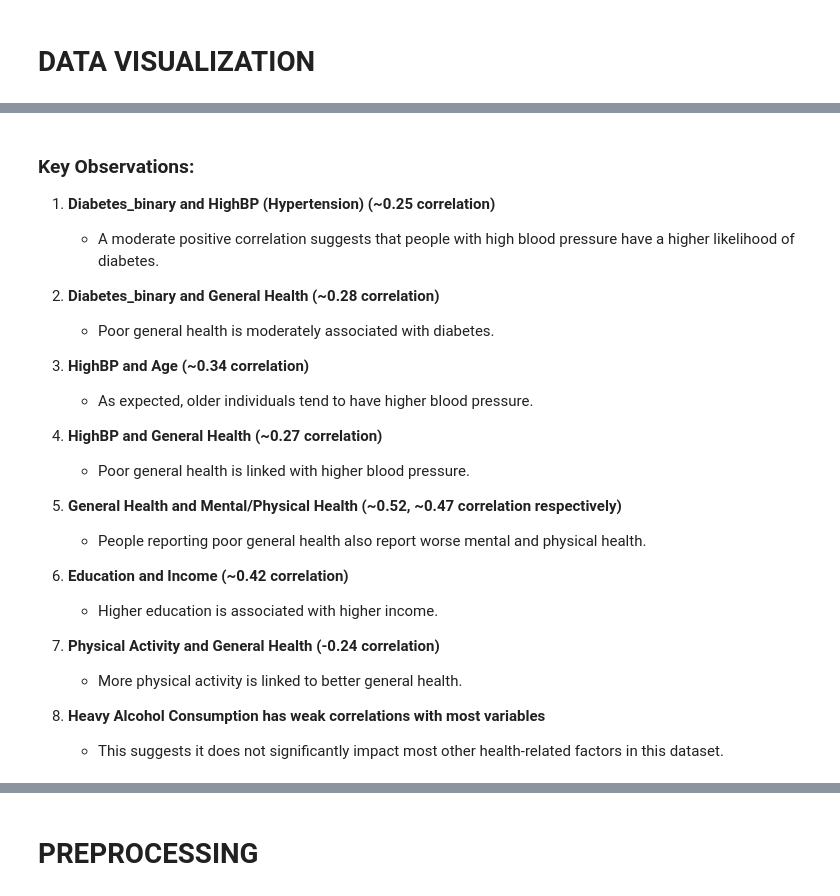
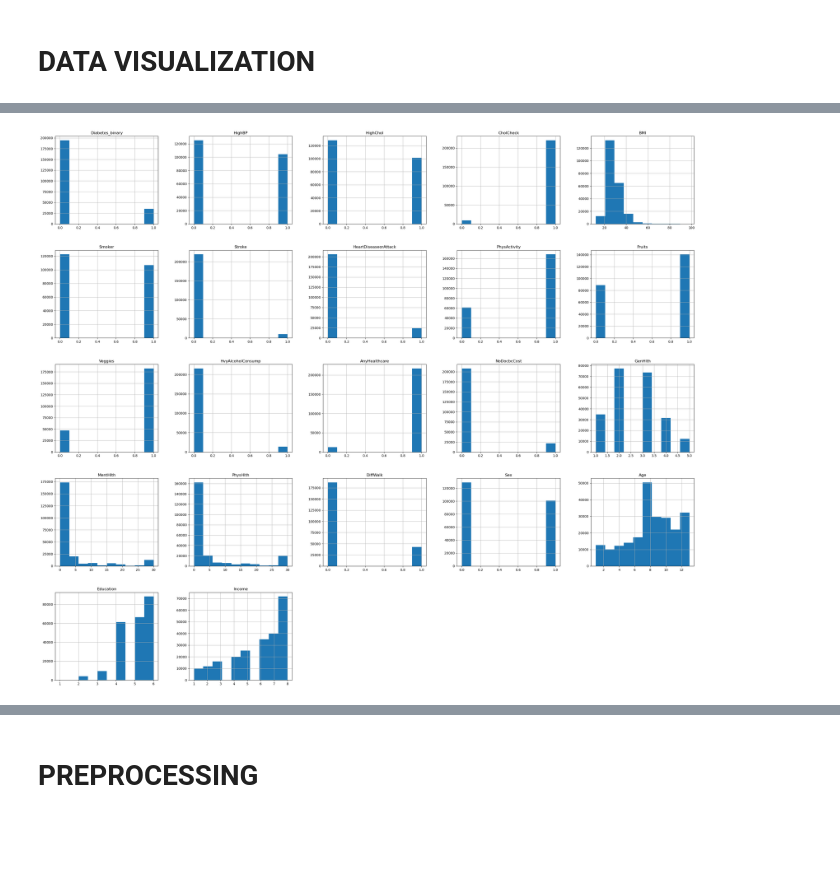
Before and after one commit to Niklauzi/cdc-diabetes-classification, a Jupyter notebook: CDC Diabetes Binary Prediction.ipynb, the cells around one changed output, grey strips where cells are left out. Drawn from its saved outputs; the diff is of its cells as text; code cells hidden in the pictures; blank space fills up the shorter version.

```diff
--- a/CDC Diabetes Binary Prediction.ipynb
+++ b/CDC Diabetes Binary Prediction.ipynb
@@ -158,27 +197,0 @@ plt.show()
-# %% [markdown]
-
-
-### Key Observations:
-1. **Diabetes_binary and HighBP (Hypertension) (~0.25 correlation)**
-   - A moderate positive correlation suggests that people with high blood pressure have a higher likelihood of diabetes.
-
-2. **Diabetes_binary and General Health (~0.28 correlation)**
-   - Poor general health is moderately associated with diabetes.
-
-3. **HighBP and Age (~0.34 correlation)**
-   - As expected, older individuals tend to have higher blood pressure.
-
-4. **HighBP and General Health (~0.27 correlation)**
-   - Poor general health is linked with higher blood pressure.
-
-5. **General Health and Mental/Physical Health (~0.52, ~0.47 correlation respectively)**
-   - People reporting poor general health also report worse mental and physical health.
-
-6. **Education and Income (~0.42 correlation)**
-   - Higher education is associated with higher income.
-
-7. **Physical Activity and General Health (-0.24 correlation)**
-   - More physical activity is linked to better general health.
-
-8. **Heavy Alcohol Consumption has weak correlations with most variables**
-   - This suggests it does not significantly impact most other health-related factors in this dataset.
@@ -187,3 +198,4 @@ data = df.copy()
-# %%
-cols_del = ["Sex", "Smoker", "Fruits", "Veggies", "NoDocbcCost", "AnyHealthcare", "CholCheck", "Education"]
-df = df.drop(cols_del, axis=1)
+# %%
+df.hist(figsize=(35,30));
+# %% [output]
+[figure, added]
```
Also changed, not shown: parts of 53 cells of this notebook, 5 other files.
